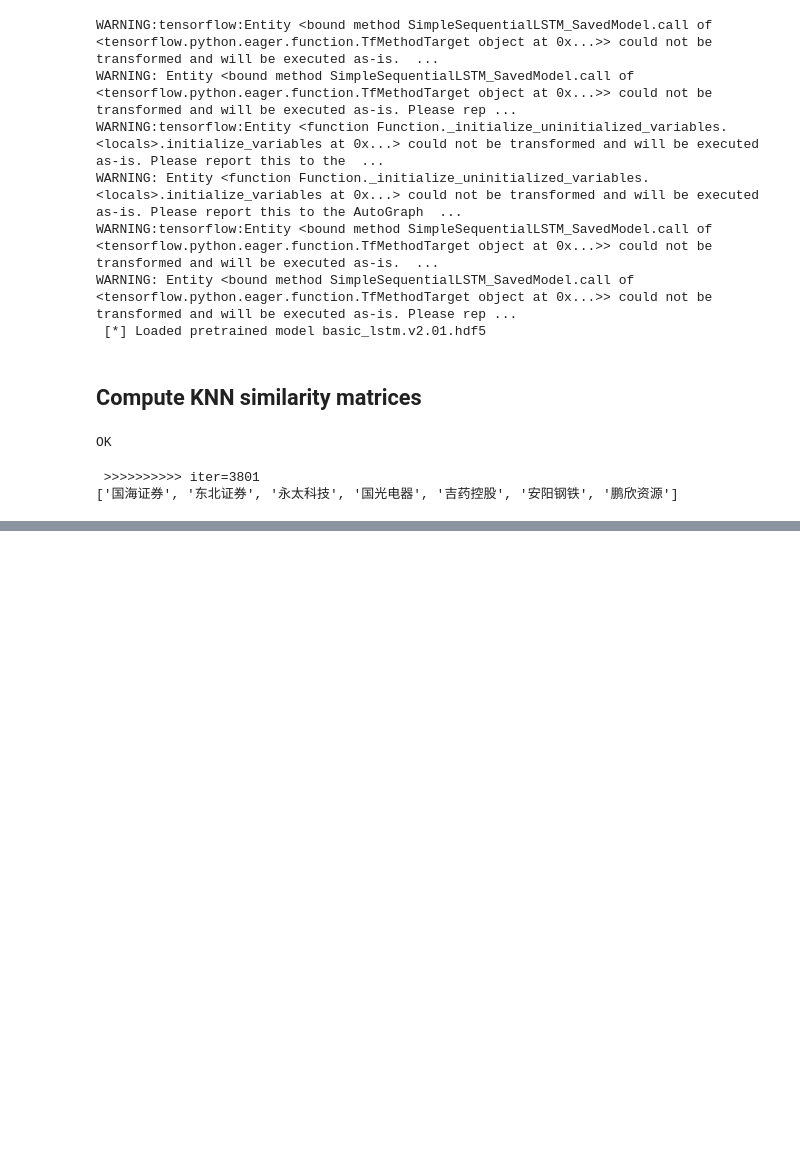
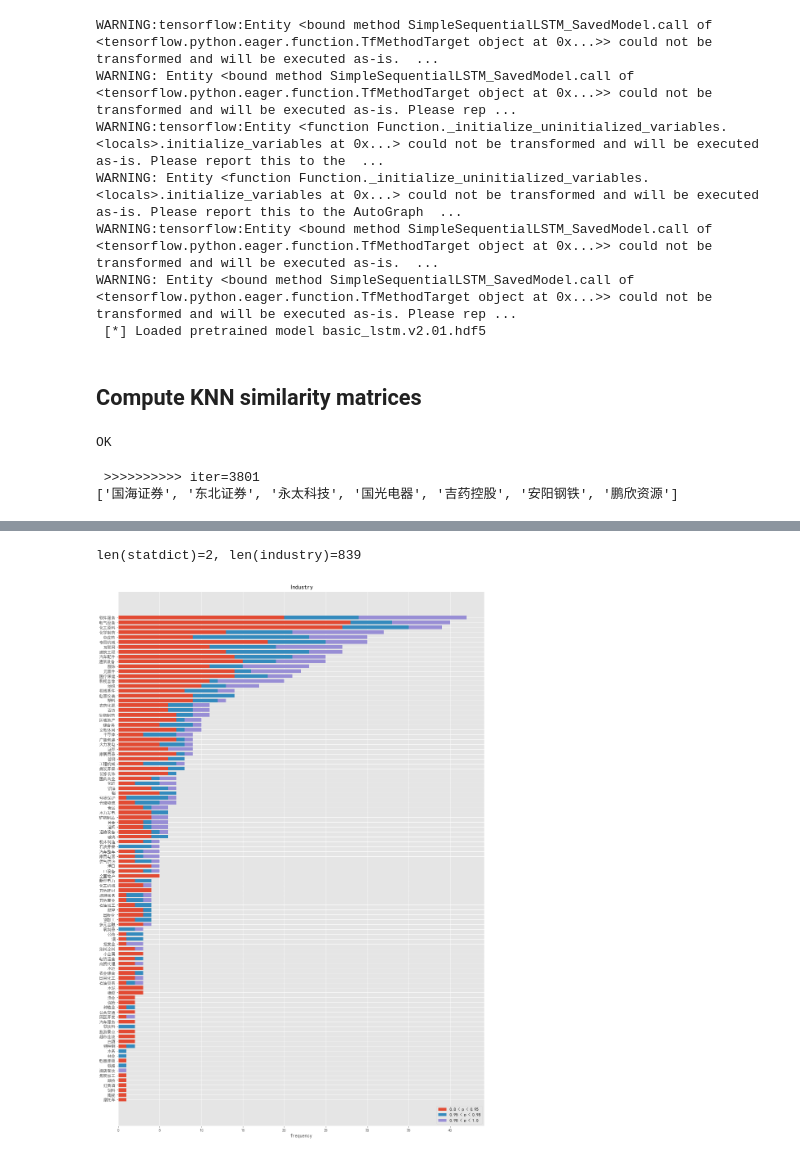
Before and after one commit to ChenShawn/stock-market-research, a Jupyter notebook: docs/result_analysis.ipynb, the cells around one changed output, grey strips where cells are left out. Saved outputs shown, nothing was run; the diff lists cells and outputs as text; code cells hidden in the pictures; blank space fills up the shorter version.

Commit message:
add industry stat results

```diff
--- a/docs/result_analysis.ipynb
+++ b/docs/result_analysis.ipynb
@@ -193,0 +143,61 @@ _SignatureMap({})
+# %%
+import matplotlib.pyplot as plt
+from collections import OrderedDict
+import numpy as np
+
+datafile = '/home/yuki/Documents/ymx/stock_research/docs/stock_selection.md'
+with open(datafile, 'r') as fd:
+    lines = fd.readlines()[6: ]
+statdict = {
+    'industry': [],
+    'prob': []
+}
+for ln in lines:
+    contents = ln[: -1].split(' | ')
+    statdict['industry'].append(contents[3])
+    statdict['prob'].append(float(contents[-1][1: -1]))
+print(f'len(statdict)={len(statdict)}, len(industry)={len(statdict["industry"])}')
+# %% [output]
+len(statdict)=2, len(industry)=839
+# %%
+def gen_stats(sdata):
+    res = OrderedDict()
+    for prob, ind in zip(sdata['prob'], sdata['industry']):
+        if ind not in res.keys():
+            # [total_num, small, middle, large]
+            res[ind] = [0, 0, 0, 0]
+        res[ind][0] += 1
+        if prob < 0.95:
+            res[ind][1] += 1
+        elif prob > 0.95 and prob < 0.98:
+            res[ind][2] += 1
+        else:
+            res[ind][3] += 1
+    res_sorted = sorted(list(res.items()), key=lambda x: x[1][0])
+    tick_values = [item[1] for item in res_sorted]
+    tick_labels = [item[0] for item in res_sorted]
+    return tick_labels, tick_values
+
+
+tick_labels, tick_values = gen_stats(statdict)
+small_segment = [val[1] for val in tick_values]
+middle_segment = [val[2] for val in tick_values]
+small_middle = [x + y for x, y in zip(small_segment, middle_segment)]
+large_segment = [val[3] for val in tick_values]
+
+plt.close()
+# wrong output with chinese characters as tick_label
+# solution from https://www.zhihu.com/question/25404709
+plt.rcParams['font.sans-serif'] = ['SimHei']
+plt.rcParams['axes.unicode_minus'] = False
+plt.figure(figsize=(16, 24))
+plt.barh(tick_labels, small_segment,height=0.75)
+plt.barh(tick_labels, middle_segment, height=0.75, left=small_segment)
+plt.barh(tick_labels, large_segment, height=0.75, left=small_middle)
+plt.legend(['0.8 < p < 0.95', '0.95 < p < 0.98', '0.98 < p < 1.0'], loc='lower right')
+plt.xlabel('frequency')
+plt.title('Industry')
+plt.savefig('/home/yuki/Documents/ymx/stock_research/docs/images/stock_selection_stats.png', format='png', dpi=800)
+plt.show()
+# %% [output]
+[figure, added]
```
Also changed, not shown: parts of 7 cells of this notebook, 8 other files.
